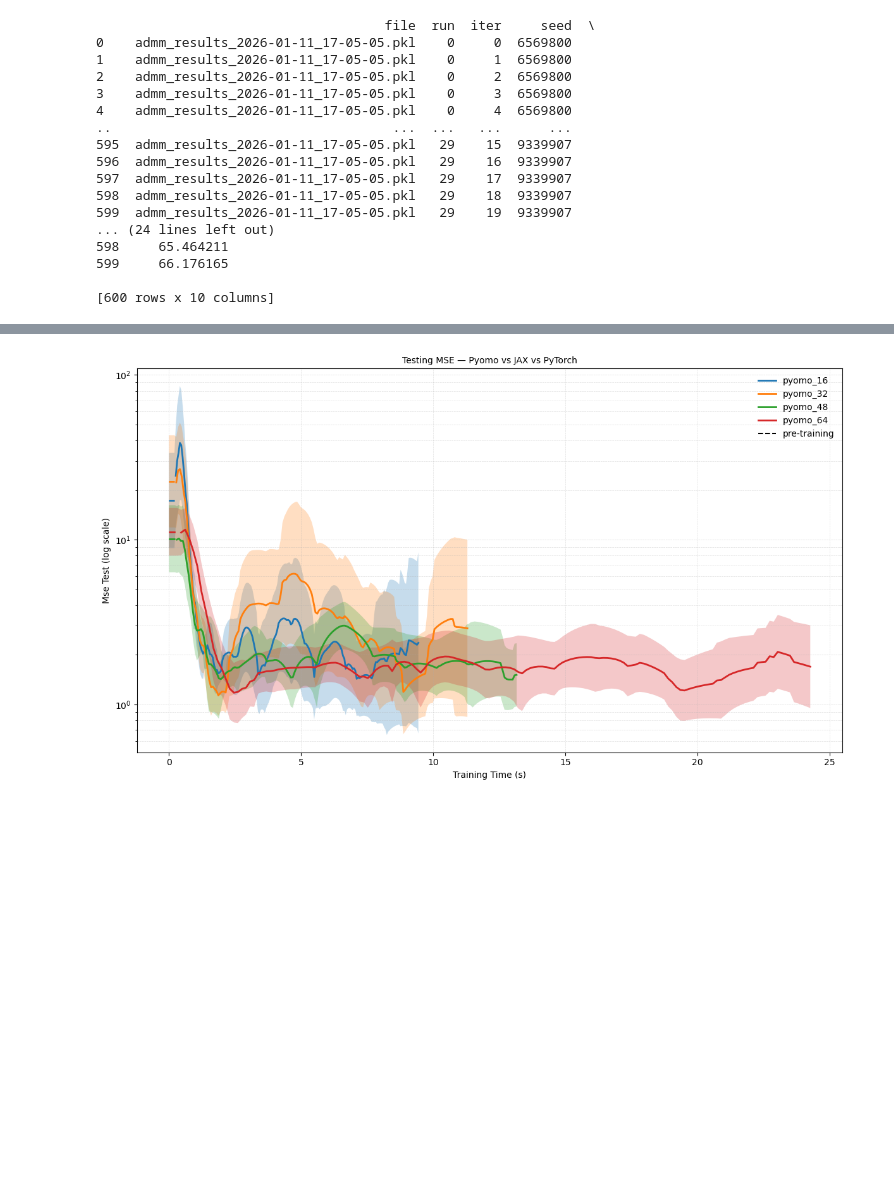
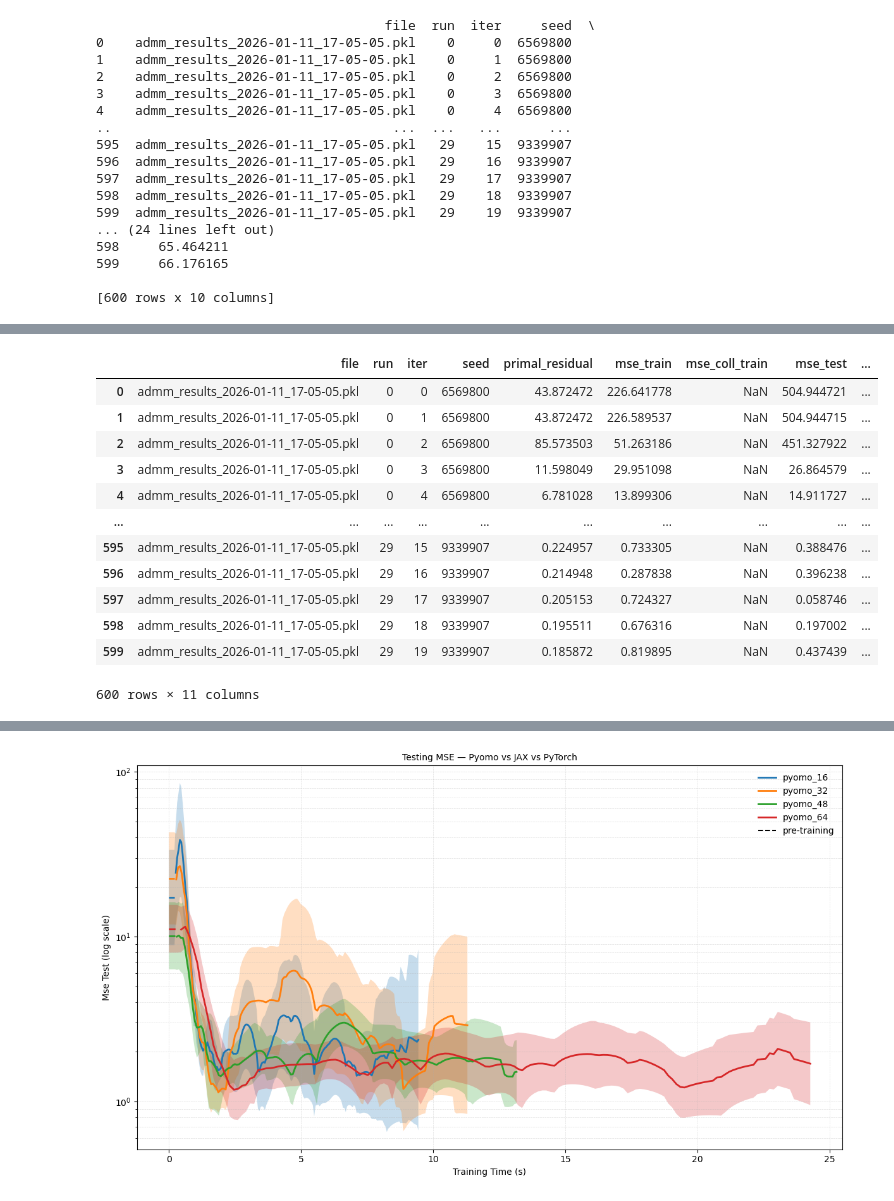
Before and after one commit to mariashapo/NODE, a Jupyter notebook: src/analysis/synthetic/training_conv_vdp_admm.ipynb, the cells around one changed output, grey strips where cells are left out. Cells and saved outputs as stored; diff of their text form; code cells hidden in the pictures; blank space fills up the shorter version.

```diff
--- a/src/analysis/synthetic/training_conv_vdp_admm.ipynb
+++ b/src/analysis/synthetic/training_conv_vdp_admm.ipynb
@@ -69,3 +67,19 @@ plot_time_bands(
+# %%
+df
+# %% [output]
+|  | file | run | iter | seed | primal_residual | mse_train | mse_coll_train | mse_test | ... |
+| 0 | admm_results_2026-01-11_17-05-05.pkl | 0 | 0 | 6569800 | 43.872472 | 226.641778 | NaN | 504.944721 | ... |
+| 1 | admm_results_2026-01-11_17-05-05.pkl | 0 | 1 | 6569800 | 43.872472 | 226.589537 | NaN | 504.944715 | ... |
+| 2 | admm_results_2026-01-11_17-05-05.pkl | 0 | 2 | 6569800 | 85.573503 | 51.263186 | NaN | 451.327922 | ... |
+| 3 | admm_results_2026-01-11_17-05-05.pkl | 0 | 3 | 6569800 | 11.598049 | 29.951098 | NaN | 26.864579 | ... |
+| 4 | admm_results_2026-01-11_17-05-05.pkl | 0 | 4 | 6569800 | 6.781028 | 13.899306 | NaN | 14.911727 | ... |
+| ... | ... | ... | ... | ... | ... | ... | ... | ... | ... |
+| 595 | admm_results_2026-01-11_17-05-05.pkl | 29 | 15 | 9339907 | 0.224957 | 0.733305 | NaN | 0.388476 | ... |
+| 596 | admm_results_2026-01-11_17-05-05.pkl | 29 | 16 | 9339907 | 0.214948 | 0.287838 | NaN | 0.396238 | ... |
+| 597 | admm_results_2026-01-11_17-05-05.pkl | 29 | 17 | 9339907 | 0.205153 | 0.724327 | NaN | 0.058746 | ... |
+| 598 | admm_results_2026-01-11_17-05-05.pkl | 29 | 18 | 9339907 | 0.195511 | 0.676316 | NaN | 0.197002 | ... |
+| 599 | admm_results_2026-01-11_17-05-05.pkl | 29 | 19 | 9339907 | 0.185872 | 0.819895 | NaN | 0.437439 | ... |
+600 rows × 11 columns
 # %%
 plot_time_bands(
     {"admm": df, "single": results_df_32},
```
Also changed, not shown: parts of 5 cells of this notebook, 12 other files.
